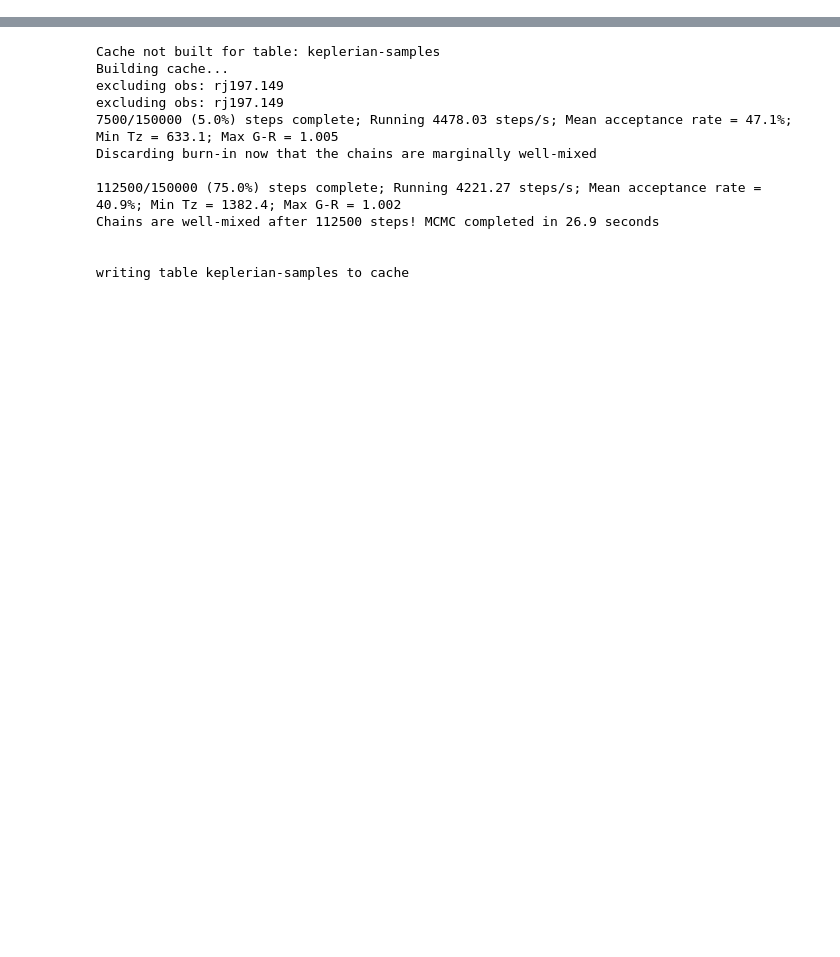
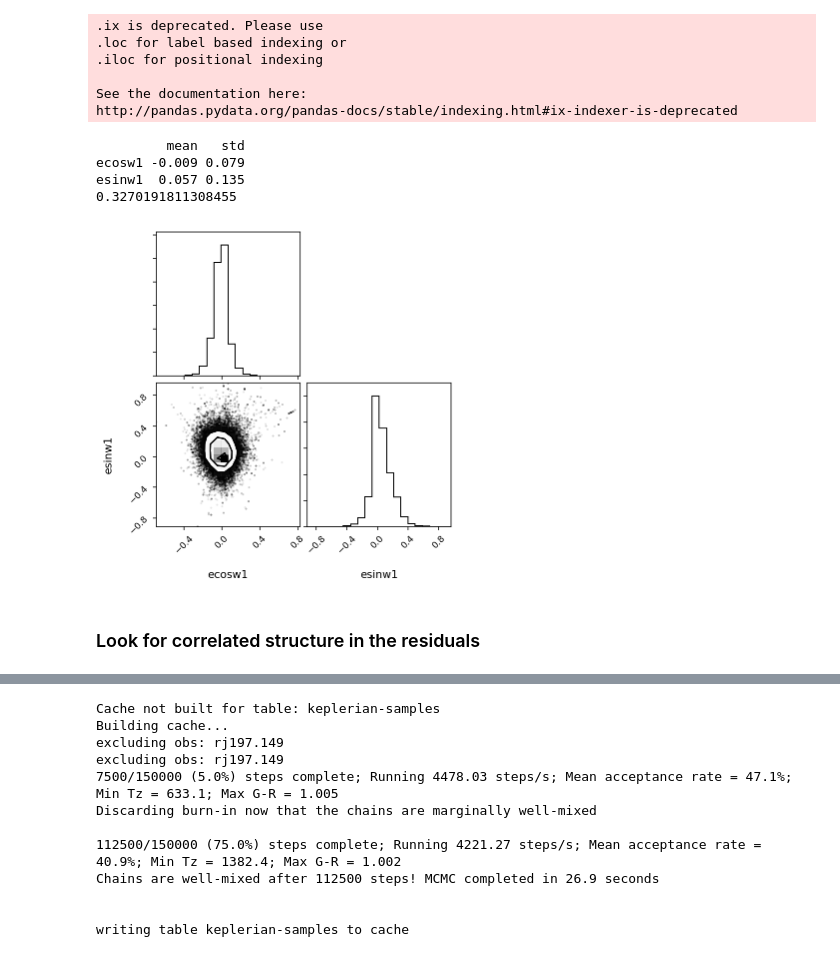
Before and after one commit to petigura/ktwo19, a Jupyter notebook: 2_Model-Comparison-BIC.ipynb, the cells around one changed output, grey strips where cells are left out. Drawn from its saved outputs; the diff is of its cells as text; code cells hidden in the pictures; blank space fills up the shorter version.

```diff
--- a/2_Model-Comparison-BIC.ipynb
+++ b/2_Model-Comparison-BIC.ipynb
@@ -93,3 +234,25 @@ BIC' = 385.0
+# %%
+chains['e1'] = chains.eval('secosw1**2 + sesinw1**2')
+chains['ecosw1'] = chains.eval('sqrt(e1)*secosw1')
+chains['esinw1'] = chains.eval('sqrt(e1)*sesinw1')
+import corner
+corner.corner(chains[['ecosw1','esinw1']])
+print chains['ecosw1 esinw1'.split()].describe().ix[['mean','std']].T.to_string(float_format='%.3f')
+print chains['e1'].quantile(0.95)
+# %% [output]
+.ix is deprecated. Please use
+.loc for label based indexing or
+.iloc for positional indexing
+
+See the documentation here:
+http://pandas.pydata.org/pandas-docs/stable/indexing.html#ix-indexer-is-deprecated
+         mean   std
+ecosw1 -0.009 0.079
+esinw1  0.057 0.135
+0.3270191811308455
+[figure, added]
+# %% [markdown]
+### Look for correlated structure in the residuals
 # %%
 errorbar(data.cts,post.likelihood.residuals(),yerr=post.likelihood.yerr,fmt='.')
 # %% [output]
```
Also changed, not shown: parts of 37 cells of this notebook, 29 other files.
